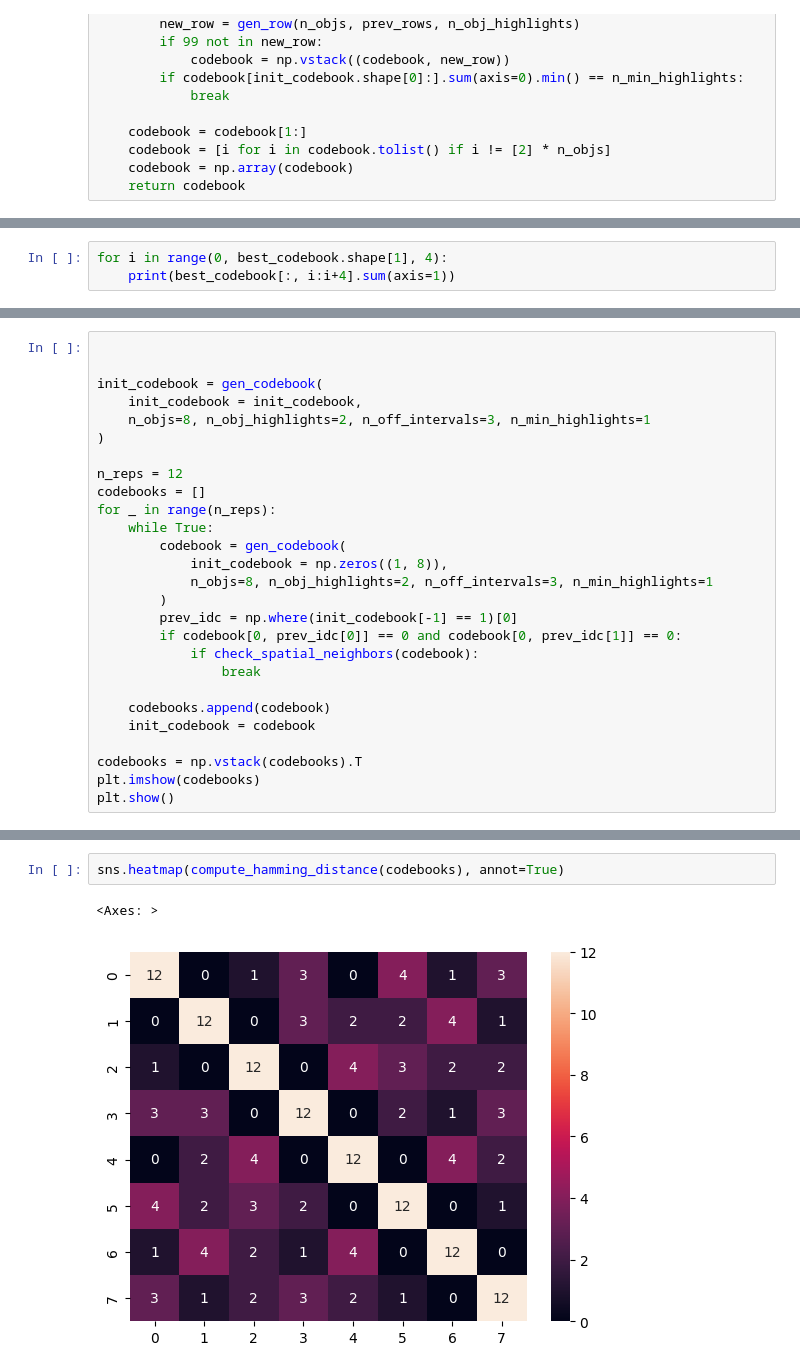
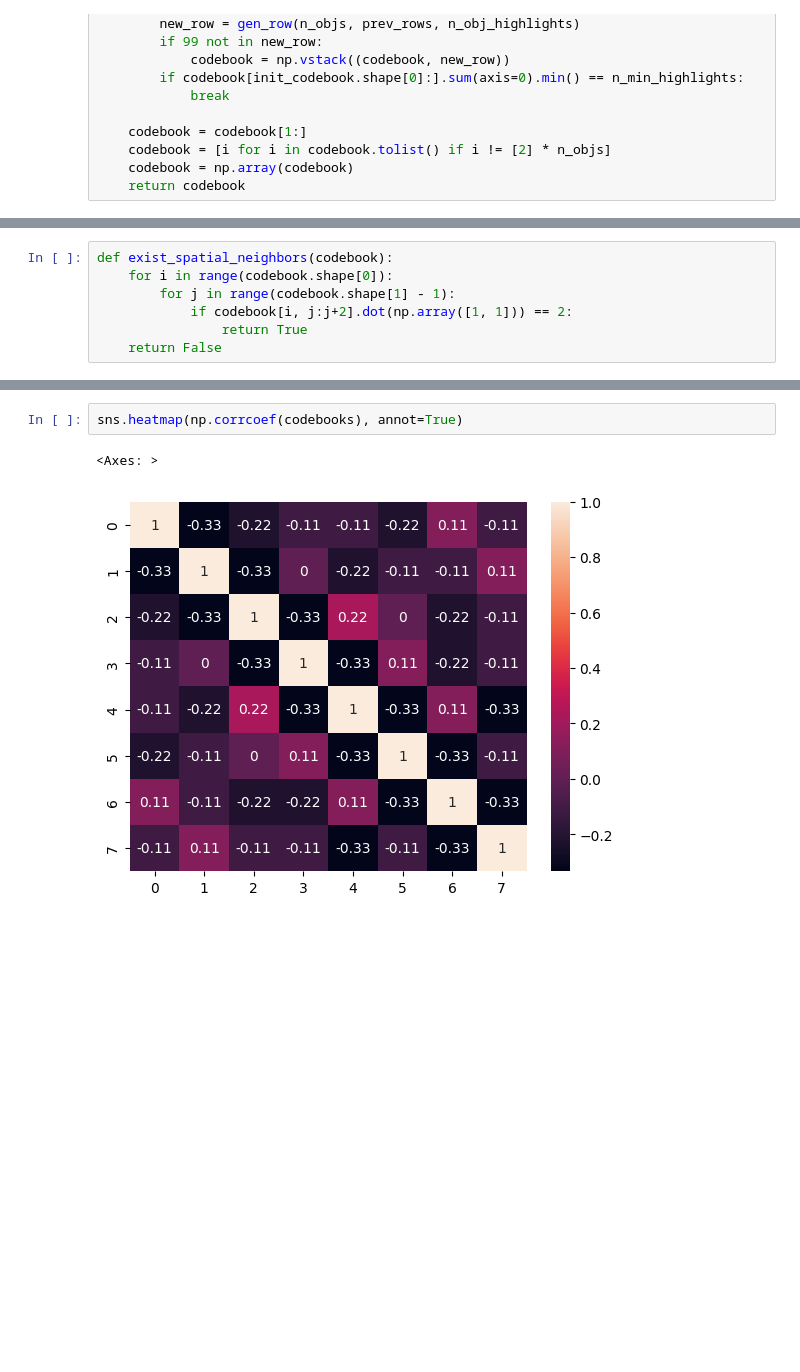
Before and after one commit to amar-enkhbat/codebook_generator, a Jupyter notebook: gen_seq.ipynb, the cells around one changed output, grey strips where cells are left out. Cells and saved outputs as stored; diff of their text form; blank space fills up the shorter version.

```diff
--- a/gen_seq.ipynb
+++ b/gen_seq.ipynb
@@ -238,3 +167,0 @@ plt.show()
-# %%
-for i in range(0, best_codebook.shape[1], 4):
-    print(best_codebook[:, i:i+4].sum(axis=1))
@@ -303,0 +168,7 @@ array([10., 10., 10., 10., 10., 10., 10., 10.])
+# %%
+def exist_spatial_neighbors(codebook):
+    for i in range(codebook.shape[0]):
+        for j in range(codebook.shape[1] - 1):
+            if codebook[i, j:j+2].dot(np.array([1, 1])) == 2:
+                return True
+    return False
@@ -353,27 +209,0 @@ def check_spatial_neighbors(codebook):
-# %%
-
-
-init_codebook = gen_codebook(
-    init_codebook = init_codebook,
-    n_objs=8, n_obj_highlights=2, n_off_intervals=3, n_min_highlights=1
-)
-
-n_reps = 12
-codebooks = []
-for _ in range(n_reps):
-    while True:
-        codebook = gen_codebook(
-            init_codebook = np.zeros((1, 8)),
-            n_objs=8, n_obj_highlights=2, n_off_intervals=3, n_min_highlights=1
-        )
-        prev_idc = np.where(init_codebook[-1] == 1)[0]
-        if codebook[0, prev_idc[0]] == 0 and codebook[0, prev_idc[1]] == 0:
-            if check_spatial_neighbors(codebook):
-                break
-
-    codebooks.append(codebook)
-    init_codebook = codebook
-
-codebooks = np.vstack(codebooks).T
-plt.imshow(codebooks)
-plt.show()
@@ -382,5 +210,5 @@ plt.show()
 # %%
-sns.heatmap(compute_hamming_distance(codebooks), annot=True)
+sns.heatmap(np.corrcoef(codebooks), annot=True)
 # %% [output]
 <Axes: >
-[figure, old version]
+[figure, new version]
```
Also changed, not shown: parts of 27 cells of this notebook.
